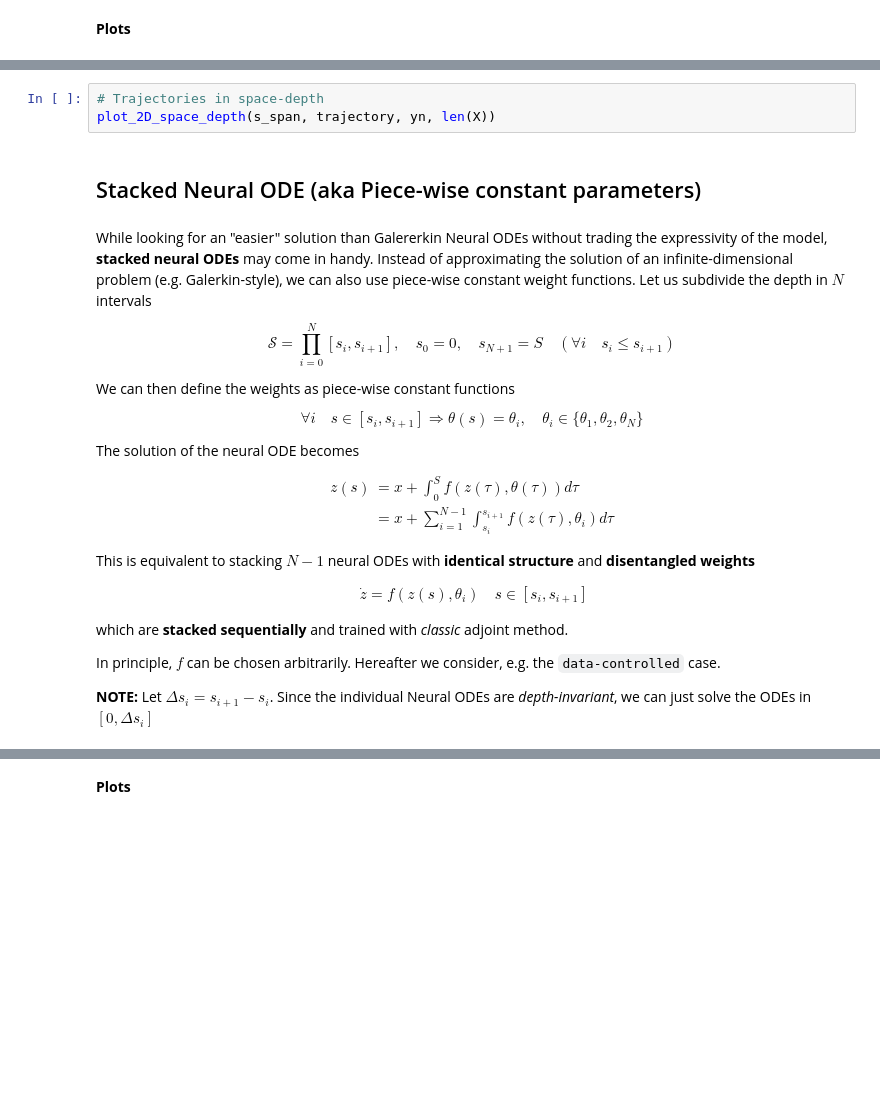
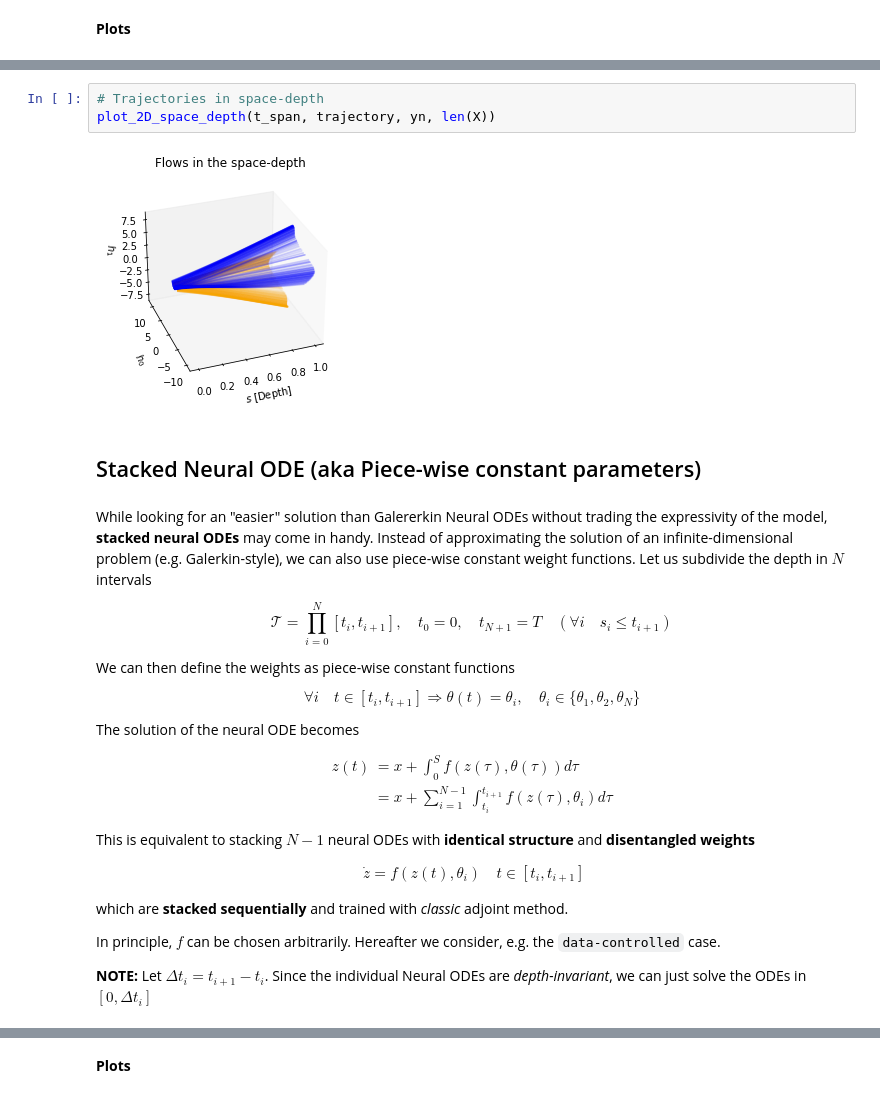
Before and after one commit to DiffEqML/torchdyn, a Jupyter notebook: tutorials/01a_neural_ode_cookbook.ipynb, the cells around one changed output, grey strips where cells are left out. Cells and saved outputs as stored; diff of their text form; blank space fills up the shorter version.

```diff
--- a/tutorials/01a_neural_ode_cookbook.ipynb
+++ b/tutorials/01a_neural_ode_cookbook.ipynb
@@ -345,27 +347,29 @@ plot_2D_state_space(trajectory, yn, len(X))
 # %%
 # Trajectories in space-depth
-plot_2D_space_depth(s_span, trajectory, yn, len(X))
+plot_2D_space_depth(t_span, trajectory, yn, len(X))
+# %% [output]
+[figure, added]
 # %% [markdown]
 ## Stacked Neural ODE (aka Piece-wise constant parameters)
 # %% [markdown]
 While looking for an "easier" solution than Galererkin Neural ODEs without trading the expressivity of the model, **stacked neural ODEs** may come in handy. Instead of approximating the solution of an infinite-dimensional problem (e.g. Galerkin-style), we can also use piece-wise constant weight functions. Let us subdivide the depth in $N$ intervals
 
 $$
-        \mathcal{S} = \prod_{i=0}^{N}[s_i,s_{i+1}], \quad s_0 = 0, \quad s_{N+1}=S  \quad(\forall i  \quad s_i\leq s_{i+1})
+        \mathcal{T} = \prod_{i=0}^{N}[t_i,t_{i+1}], \quad t_0 = 0, \quad t_{N+1}=T  \quad(\forall i  \quad s_i\leq t_{i+1})
 $$
 
 We can then define the weights as piece-wise constant functions
 
 $$
-        \forall i  \quad s\in[s_i,s_{i+1}]\Rightarrow\theta(s) = \theta_i, \quad\theta_i\in\{\theta_1,\theta_2,\theta_N\}
+        \forall i  \quad t\in[t_i,t_{i+1}]\Rightarrow\theta(t) = \theta_i, \quad\theta_i\in\{\theta_1,\theta_2,\theta_N\}
 $$
 
 The solution of the neural ODE becomes
 
 $$
     \begin{aligned}
-        z(s) &= x + \int_0^S f(z(\tau),\theta(\tau))d\tau \\
-        &= x + \sum_{i=1}^{N-1}\int_{s_i}^{s_{i+1}} f(z(\tau),\theta_i)d\tau
+        z(t) &= x + \int_0^S f(z(\tau),\theta(\tau))d\tau \\
+        &= x + \sum_{i=1}^{N-1}\int_{t_i}^{t_{i+1}} f(z(\tau),\theta_i)d\tau
     \end{aligned}
 $$
 
@@ -373,7 +377,7 @@ This is equivalent to stacking $N-1$ neural ODEs with **identical structure** an
 
 $$
         \begin{aligned}
-         \dot z =  f( z(s),\theta_i) \quad s\in[s_i,s_{i+1}]
+         \dot z =  f( z(t),\theta_i) \quad t\in[t_i,t_{i+1}]
         \end{aligned}
 $$
 
@@ -381,7 +385,7 @@ which are **stacked sequentially** and trained with *classic* adjoint method.
 
 In principle, $f$ can be chosen arbitrarily. Hereafter we consider, e.g. the `data-controlled` case.
 
-**NOTE:** Let $\Delta s_i = s_{i+1} - s_i$. Since the individual Neural ODEs are *depth-invariant*, we can just solve the ODEs in $[0,\Delta s_i]$
+**NOTE:** Let $\Delta t_i = t_{i+1} - t_i$. Since the individual Neural ODEs are *depth-invariant*, we can just solve the ODEs in $[0,\Delta t_i]$
 # %%
 # We choose to divide the domain [0,1] in num_pieces=5 intervals
 num_pieces = 5
```
Also changed, not shown: parts of 15 cells of this notebook, 4 other files.
